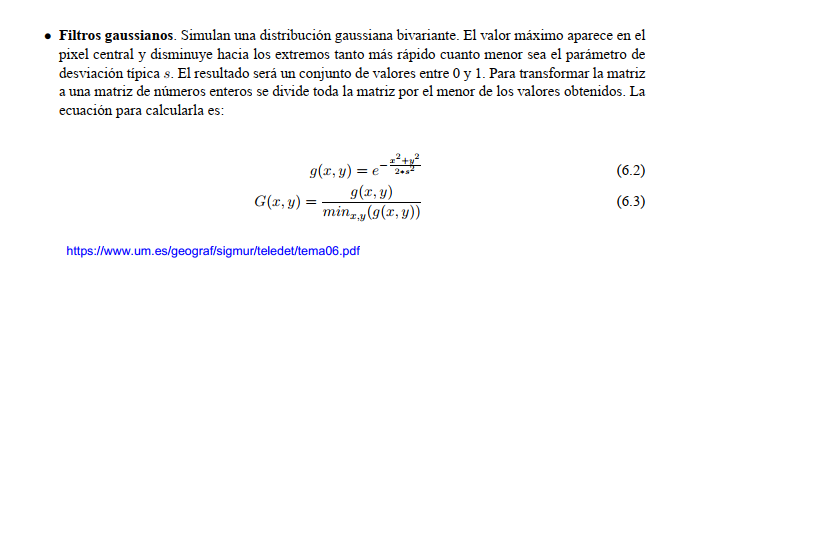
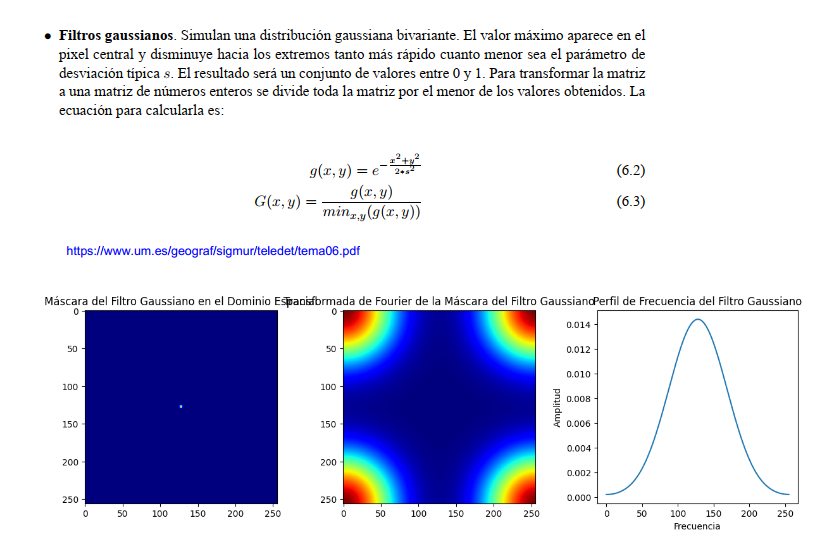
Before and after one commit to aledp/ceia_VisionXCompu1_TPs, a Jupyter notebook: TP2/TP2_DelPorto.ipynb, the cells around one changed output. Cells and saved outputs as stored; diff of their text form; code cells hidden in the pictures; blank space fills up the shorter version.

```diff
--- a/TP2/TP2_DelPorto.ipynb
+++ b/TP2/TP2_DelPorto.ipynb
@@ -149,3 +287,51 @@ for sigma in sigma_values:
 
         # Mostrar resultados
         plot_filter_and_result(gauss_filter_space, gauss_filter_freq, example_image, filtered_image)
+# %%
+import cv2
+import numpy as np
+import matplotlib.pyplot as plt
+
+# Función para crear un filtro gaussiano y su transformada de Fourier
+def create_gauss_filter(h, w, k_size, sigma):
+    nucleo_g = cv2.getGaussianKernel(ksize=k_size, sigma=sigma)
+    kernel = nucleo_g * nucleo_g.T
+    filtro = np.zeros((h, w))
+    inicio_fila = (filtro.shape[0] - kernel.shape[0]) // 2
+    fin_fila = inicio_fila + kernel.shape[0]
+    inicio_col = (filtro.shape[1] - kernel.shape[1]) // 2
+    fin_col = inicio_col + kernel.shape[1]
+    filtro[inicio_fila:fin_fila, inicio_col:fin_col] += kernel
+    kernel_tf = np.fft.fft2(filtro)
+    return filtro, kernel, kernel_tf
+
+# Parámetros
+height, width = 256, 256
+k_size = 25
+sigma = 1
+
+# Crear filtro gaussiano y obtener la máscara
+filtro_gauss, kernel_gauss, kernel_tf_gauss = create_gauss_filter(height, width, k_size, sigma)
+
+# Visualizar la máscara en el dominio espacial
+plt.figure(figsize=(12, 4))
+plt.subplot(1, 3, 1)
+plt.imshow(filtro_gauss, cmap='jet')
+plt.title('Máscara del Filtro Gaussiano en el Dominio Espacial')
+
+# Visualizar la transformada de Fourier de la máscara
+plt.subplot(1, 3, 2)
+plt.imshow(np.log(1 + np.abs(kernel_tf_gauss)), cmap='jet')
+plt.title('Transformada de Fourier de la Máscara del Filtro Gaussiano')
+
+# Visualizar el perfil de frecuencia del filtro gaussiano
+plt.subplot(1, 3, 3)
+plt.plot(np.abs(np.fft.fftshift(kernel_tf_gauss[height//2, :])))
+plt.title('Perfil de Frecuencia del Filtro Gaussiano')
+plt.xlabel('Frecuencia')
+plt.ylabel('Amplitud')
+
+plt.tight_layout()
+plt.show()
+# %% [output]
+[figure, added]
```
Also changed, not shown: parts of 13 cells of this notebook.
